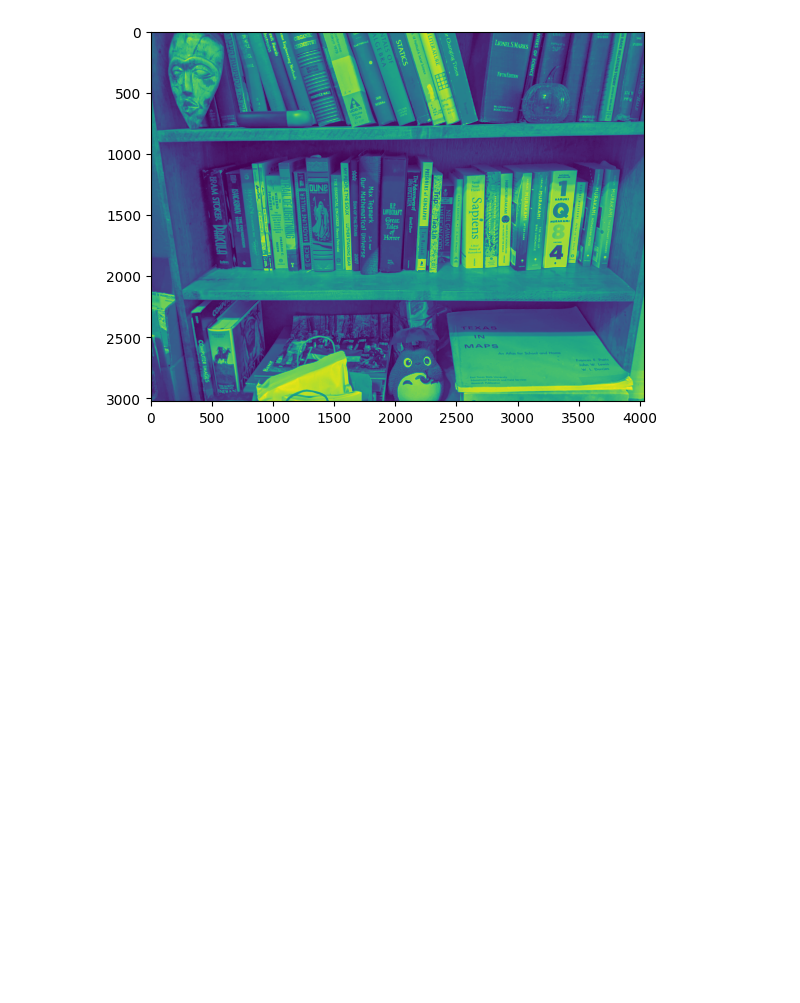
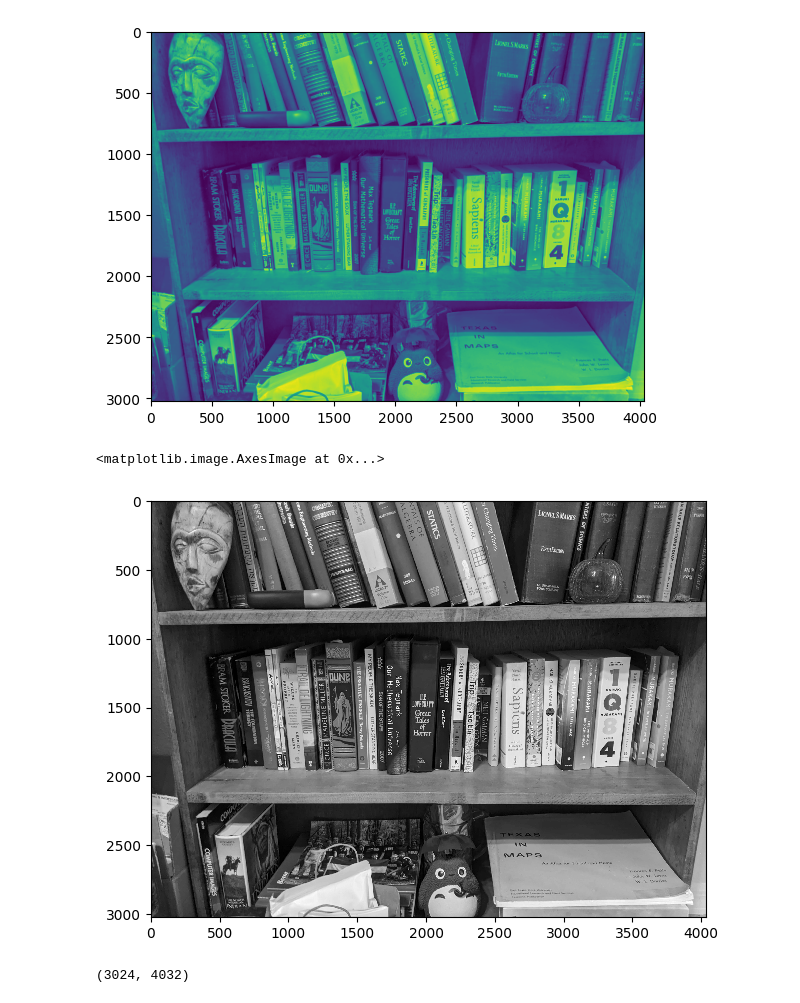
Before and after one commit to jsfriedman/shelfscan, a Jupyter notebook: notebooks/get_text_from_image_of_shelf.ipynb, the cells around one changed output. Drawn from its saved outputs; the diff is of its cells as text; code cells hidden in the pictures; blank space fills up the shorter version.

```diff
--- a/notebooks/get_text_from_image_of_shelf.ipynb
+++ b/notebooks/get_text_from_image_of_shelf.ipynb
@@ -61,3 +61,25 @@ plt.imshow(gray)
 # %% [output]
 <matplotlib.image.AxesImage at 0x...>
 [figure]
+# %%
+import numpy as np
+import os
+from skimage.transform import hough_line, hough_line_peaks
+from skimage.feature import canny
+from skimage.draw import line as draw_line
+from skimage import data, io
+
+import matplotlib.pyplot as plt
+from matplotlib import cm
+
+filename = os.path.join("..","test-data","book_shelf.jpg")
+image = io.imread(filename, as_gray=True)
+# %%
+io.imshow(image)
+# %% [output]
+<matplotlib.image.AxesImage at 0x...>
+[figure, added]
+# %%
+image.shape
+# %% [output]
+(3024, 4032)
```
Also changed, not shown: parts of 8 cells of this notebook, 2 other files.
